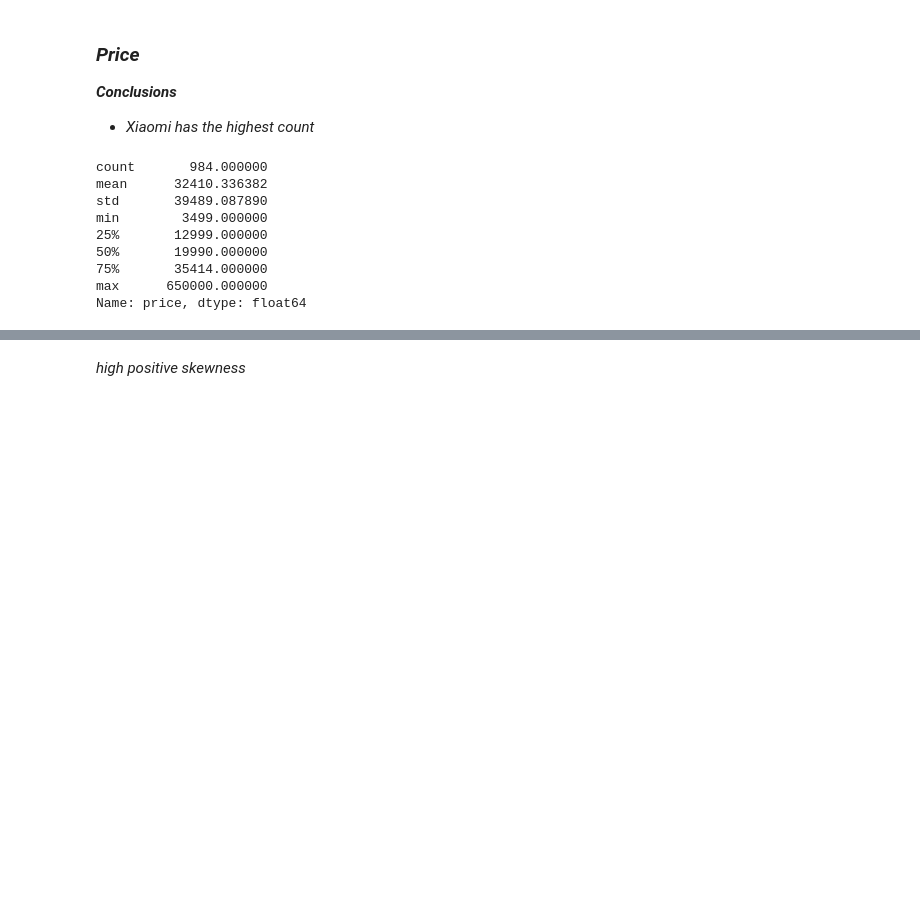
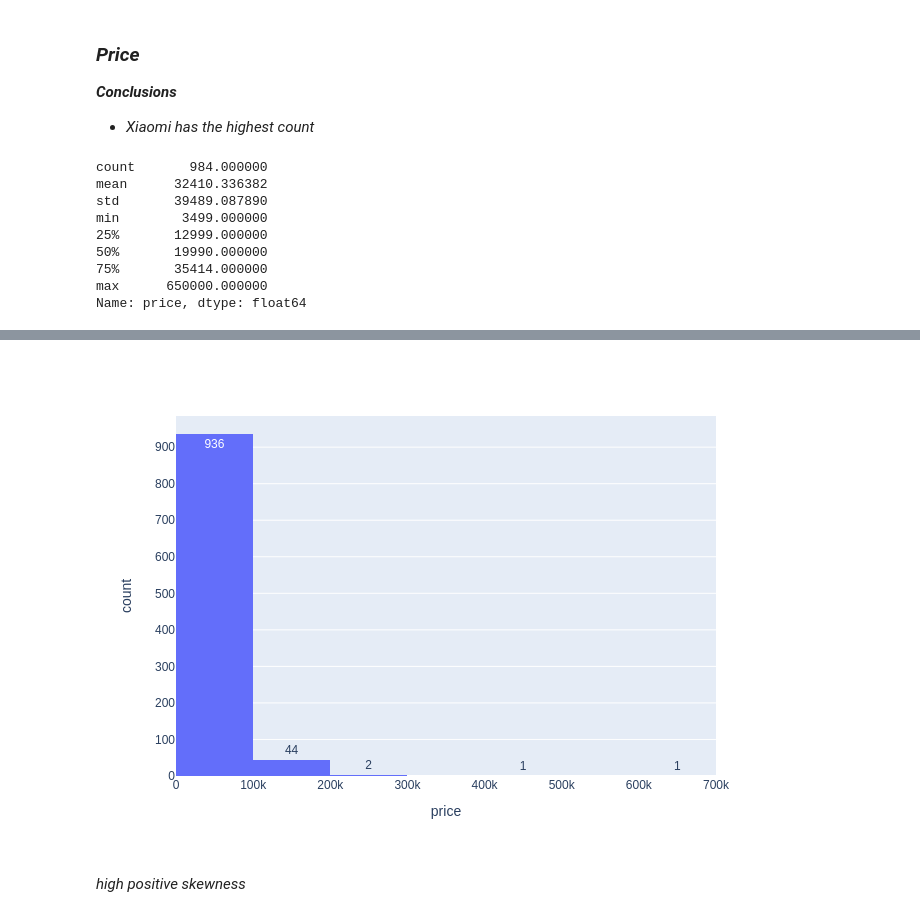
Before and after one commit to NityaVerma19/Data-Cleaning-Smartphone-Dataset, a Jupyter notebook: data-cleaning.ipynb, the cells around one changed output, grey strips where cells are left out. Saved outputs shown, nothing was run; the diff lists cells and outputs as text; code cells hidden in the pictures; blank space fills up the shorter version.

```diff
--- a/data-cleaning.ipynb
+++ b/data-cleaning.ipynb
@@ -961,5 +961,7 @@ min        3499.000000
 max      650000.000000
 Name: price, dtype: float64
 # %%
-px.histogram(df1, x = 'price', nbins = 10, text_auto = True)
+fig1 = px.histogram(df1, x = 'price', nbins = 10, text_auto = True)
+
+fig1.show('png')
 # %% [output]
@@ -967,3 +968,4 @@ px.histogram(df1, x = 'price', nbins = 10, text_auto = True)
+[figure, added]
 # %% [markdown]
 *high positive skewness*
 # %%
```
Also changed, not shown: parts of 3 cells of this notebook.
